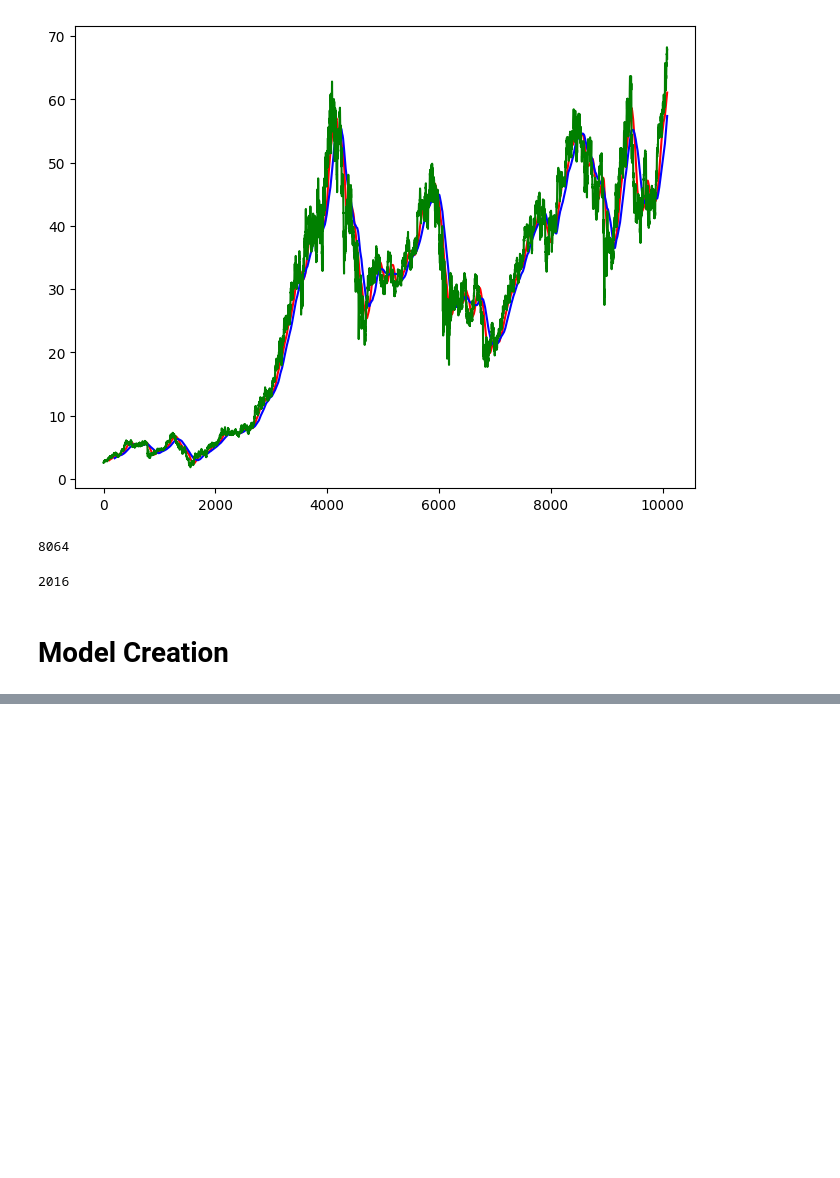
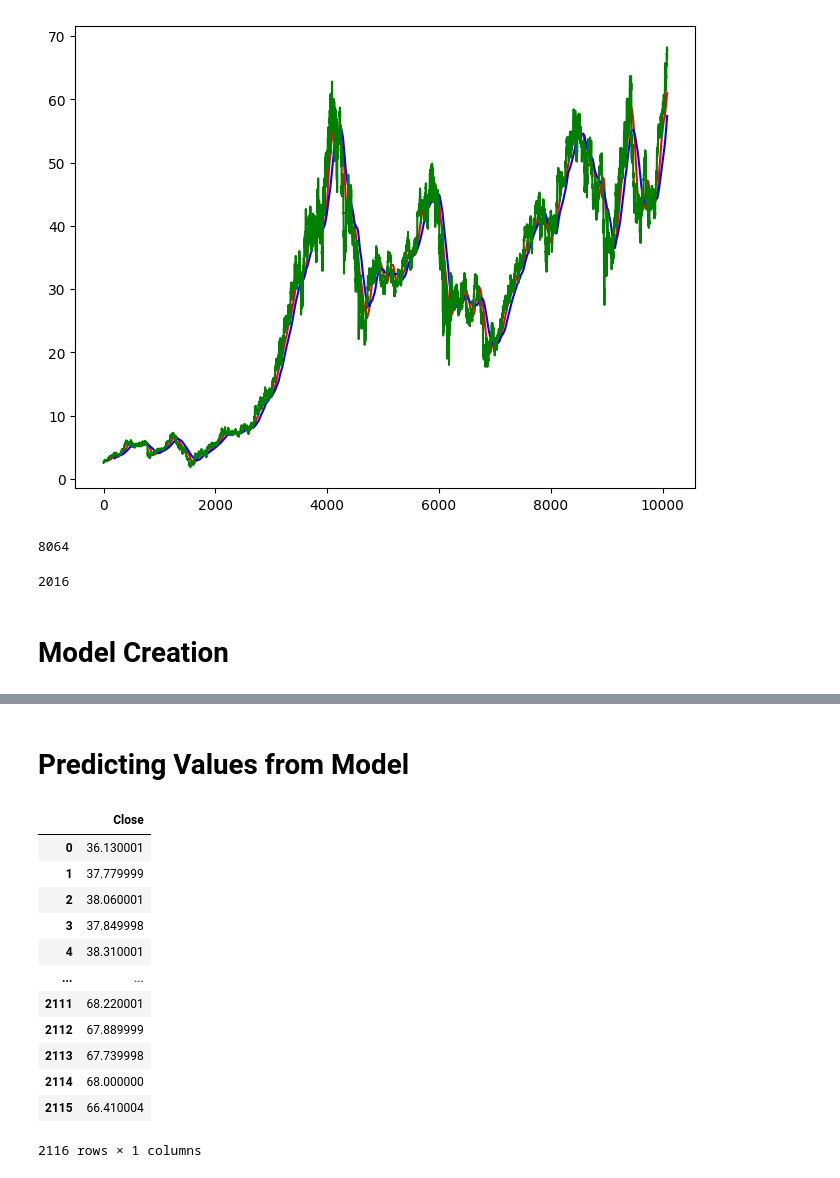
Before and after one commit to VarunShukla07/stockpro, a Jupyter notebook: training.ipynb, the cells around one changed output, grey strips where cells are left out. Drawn from its saved outputs; the diff is of its cells as text; code cells hidden in the pictures; blank space fills up the shorter version.

```diff
--- a/training.ipynb
+++ b/training.ipynb
@@ -123,0 +149,22 @@ Epoch 50/50
+# %% [markdown]
+# Predicting Values from Model
+# %%
+pas_100_days = data_train.tail(100)
+# %%
+data_test = pd.concat([pas_100_days, data_test], ignore_index=True)
+# %%
+data_test
+# %% [output]
+|  | Close |
+| 0 | 36.130001 |
+| 1 | 37.779999 |
+| 2 | 38.060001 |
+| 3 | 37.849998 |
+| 4 | 38.310001 |
+| ... | ... |
+| 2111 | 68.220001 |
+| 2112 | 67.889999 |
+| 2113 | 67.739998 |
+| 2114 | 68.000000 |
+| 2115 | 66.410004 |
+2116 rows × 1 columns
```
Also changed, not shown: parts of 13 cells of this notebook, 2 other files.
